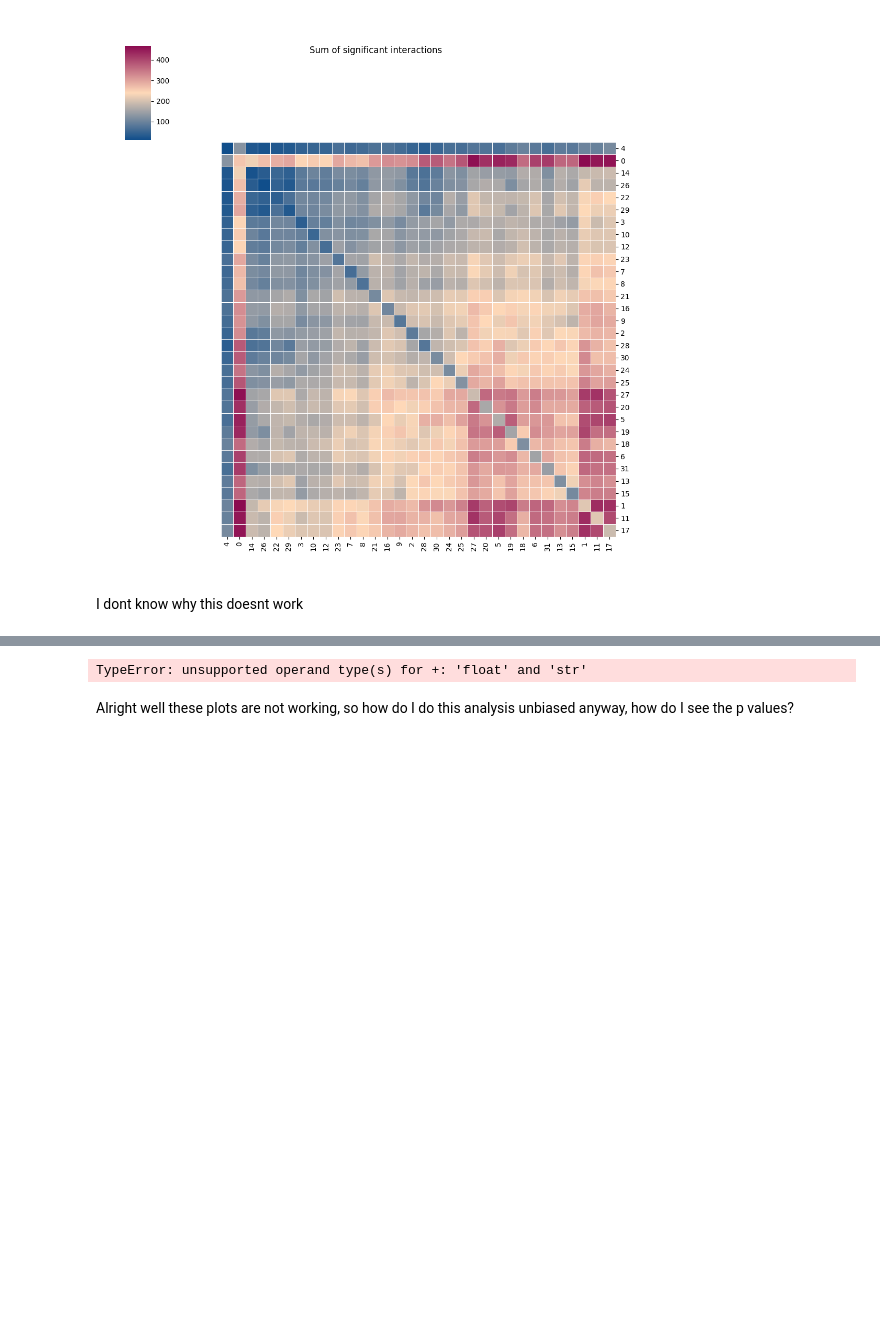
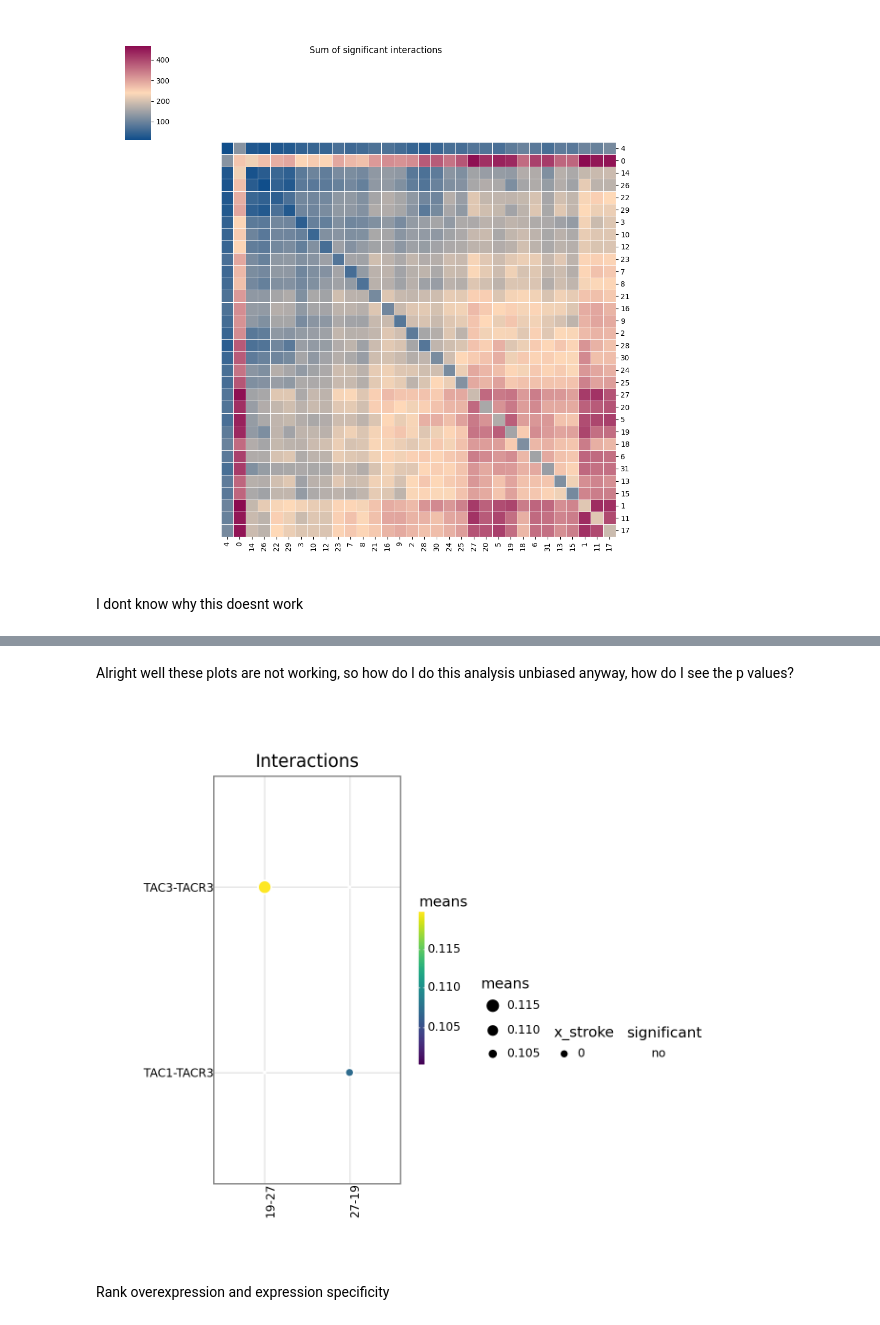
Before and after one commit to ggraham4/multiome_poa, a Jupyter notebook: Python/CellPhoneDb/cell_phone_db_first_attempt_030225.ipynb, the cells around one changed output, grey strips where cells are left out. Saved outputs shown, nothing was run; the diff lists cells and outputs as text; code cells hidden in the pictures; blank space fills up the shorter version.

```diff
--- a/Python/CellPhoneDb/cell_phone_db_first_attempt_030225.ipynb
+++ b/Python/CellPhoneDb/cell_phone_db_first_attempt_030225.ipynb
@@ -385,22 +421,23 @@ I've tried everything it just doesnt work
-# %%
-
-
-kpy.plot_cpdb(
-    adata = adata,
-    cell_type1 = '0',
-    cell_type2 = '27',
-    means = cpdb_results['means'],
-    pvals = cpdb_results['relevant_interactions'],
-    celltype_key = 'harmony.wnn_res0.4_clusters',
-    genes = ["JAG1", "TGFB1", "BMP2"],
-    figsize = (6,5),
-    title = "Interactions",
-    max_size = 5,
-    highlight_size = 0.75,
-    degs_analysis = True,
-    standard_scale = False
-)
-# %% [output]
-TypeError: unsupported operand type(s) for +: 'float' and 'str'
 # %% [markdown]
 Alright well these plots are not working, so how do I do this analysis unbiased anyway, how do I see the p values?
+# %%
+
+kpy.plot_cpdb(
+    adata = adata,
+    cell_type1 = '19',
+    cell_type2 = '27',
+    means = cpdb_results['means'],
+    pvals = cpdb_results['relevant_interactions'],
+    celltype_key = 'harmony.wnn_res0.4_clusters',
+    genes = ["TACR3"],
+    figsize = (6,5),
+    title = "Interactions",
+    max_size = 5,
+    highlight_size = 0.75,
+    degs_analysis = True,
+    standard_scale = False
+)
+# %% [output]
+[figure, added]
+# %% [markdown]
+Rank overexpression and expression specificity
```
Also changed, not shown: parts of 43 cells of this notebook, 3 other files.
